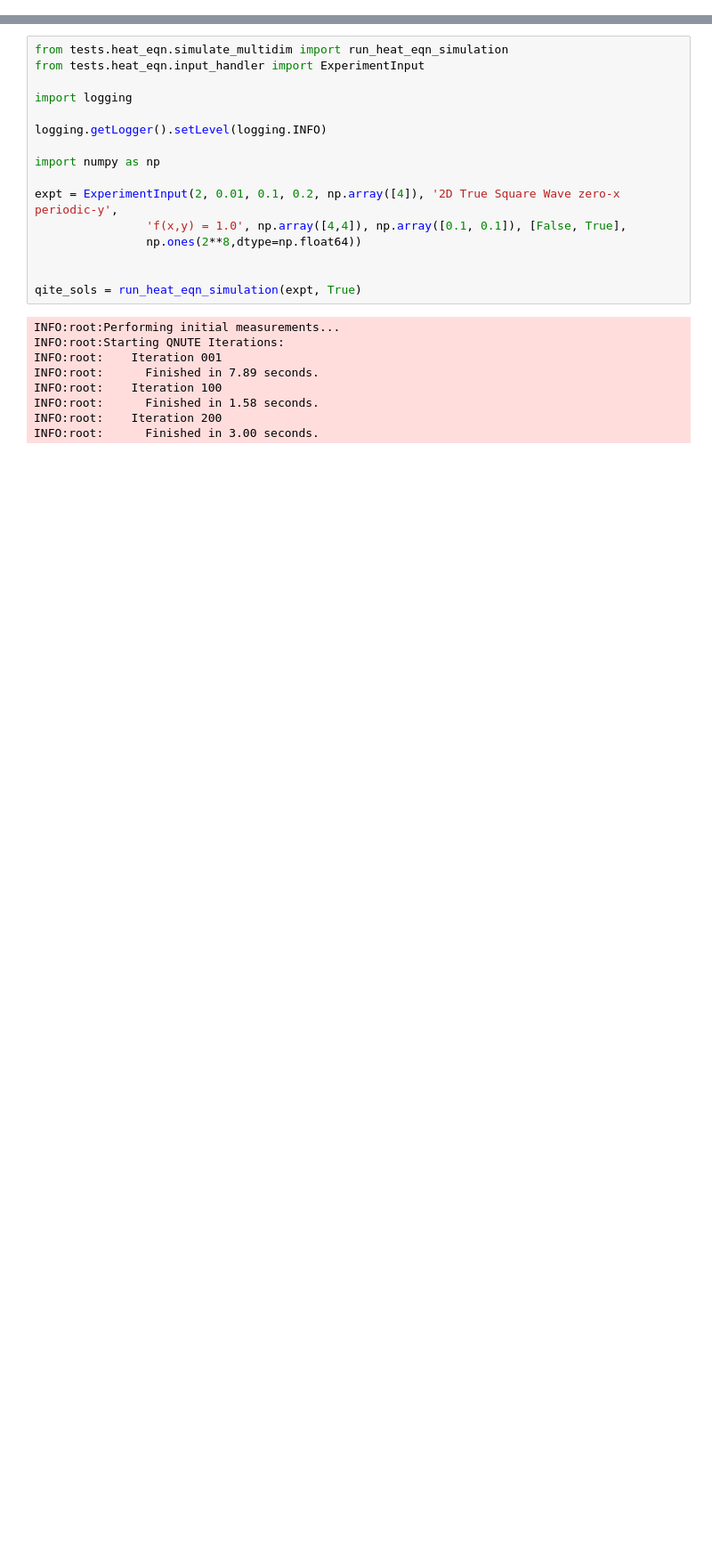
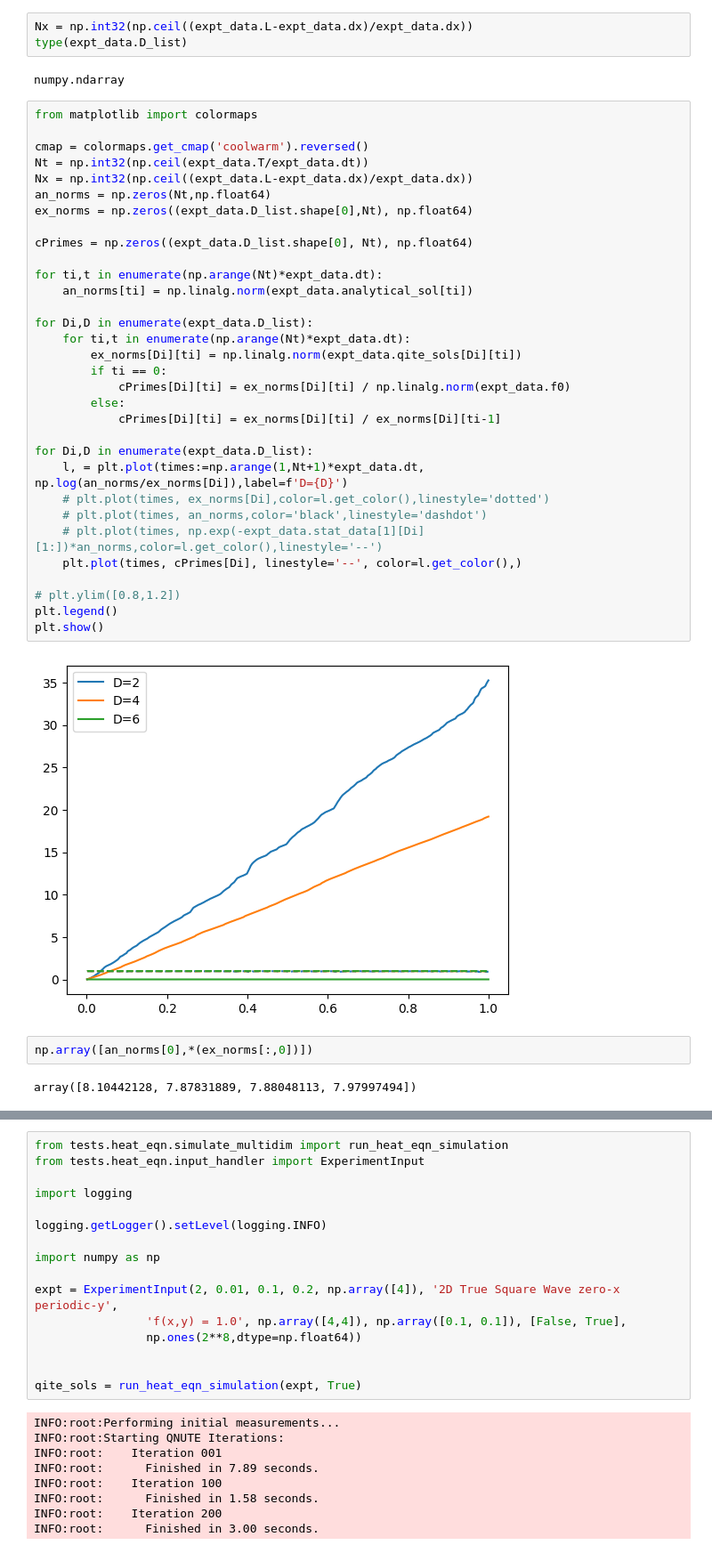
Before and after one commit to KnightShuffler/Quantum-Non-Unitary-Time-Evolution-Public-, a Jupyter notebook: sandbox.ipynb, the cells around one changed output, grey strips where cells are left out. Shown at 89% size. Cells and saved outputs as stored; diff of their text form; blank space fills up the shorter version.

```diff
--- a/sandbox.ipynb
+++ b/sandbox.ipynb
@@ -0,0 +52,43 @@
+# %%
+Nx = np.int32(np.ceil((expt_data.L-expt_data.dx)/expt_data.dx))
+type(expt_data.D_list)
+# %% [output]
+numpy.ndarray
+# %%
+from matplotlib import colormaps
+
+cmap = colormaps.get_cmap('coolwarm').reversed()
+Nt = np.int32(np.ceil(expt_data.T/expt_data.dt))
+Nx = np.int32(np.ceil((expt_data.L-expt_data.dx)/expt_data.dx))
+an_norms = np.zeros(Nt,np.float64)
+ex_norms = np.zeros((expt_data.D_list.shape[0],Nt), np.float64)
+
+cPrimes = np.zeros((expt_data.D_list.shape[0], Nt), np.float64)
+
+for ti,t in enumerate(np.arange(Nt)*expt_data.dt):
+    an_norms[ti] = np.linalg.norm(expt_data.analytical_sol[ti])
+
+for Di,D in enumerate(expt_data.D_list):
+    for ti,t in enumerate(np.arange(Nt)*expt_data.dt):
+        ex_norms[Di][ti] = np.linalg.norm(expt_data.qite_sols[Di][ti])
+        if ti == 0:
+            cPrimes[Di][ti] = ex_norms[Di][ti] / np.linalg.norm(expt_data.f0)
+        else:
+            cPrimes[Di][ti] = ex_norms[Di][ti] / ex_norms[Di][ti-1]
+
+for Di,D in enumerate(expt_data.D_list):
+    l, = plt.plot(times:=np.arange(1,Nt+1)*expt_data.dt, np.log(an_norms/ex_norms[Di]),label=f'D={D}')
+    # plt.plot(times, ex_norms[Di],color=l.get_color(),linestyle='dotted')
+    # plt.plot(times, an_norms,color='black',linestyle='dashdot')
+    # plt.plot(times, np.exp(-expt_data.stat_data[1][Di][1:])*an_norms,color=l.get_color(),linestyle='--')
+    plt.plot(times, cPrimes[Di], linestyle='--', color=l.get_color(),)
+
+# plt.ylim([0.8,1.2])
+plt.legend()
+plt.show()
+# %% [output]
+[figure, added]
+# %%
+np.array([an_norms[0],*(ex_norms[:,0])])
+# %% [output]
+array([8.10442128, 7.87831889, 7.88048113, 7.97997494])
```
Also changed, not shown: parts of 9 cells of this notebook.
